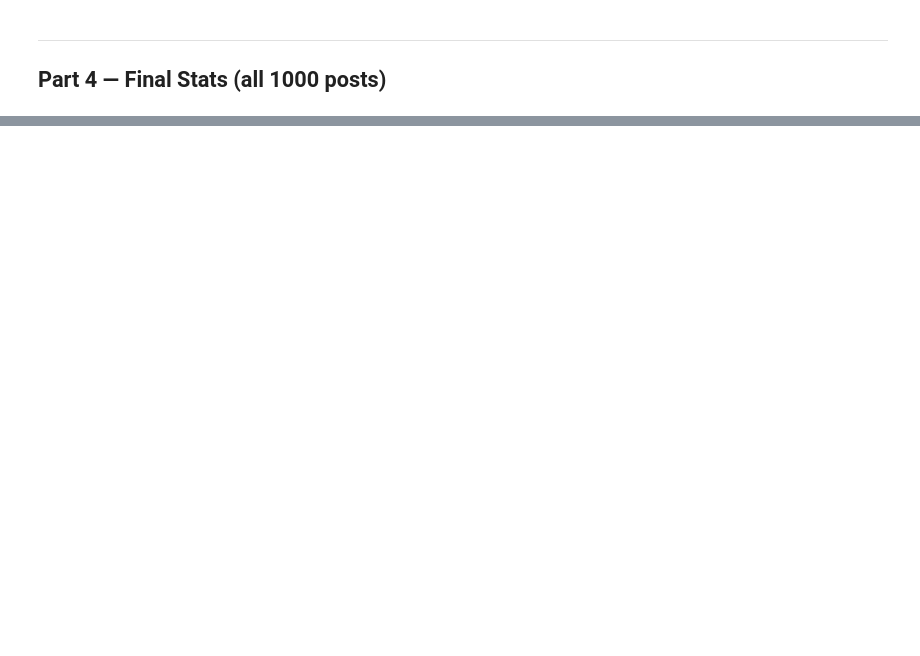
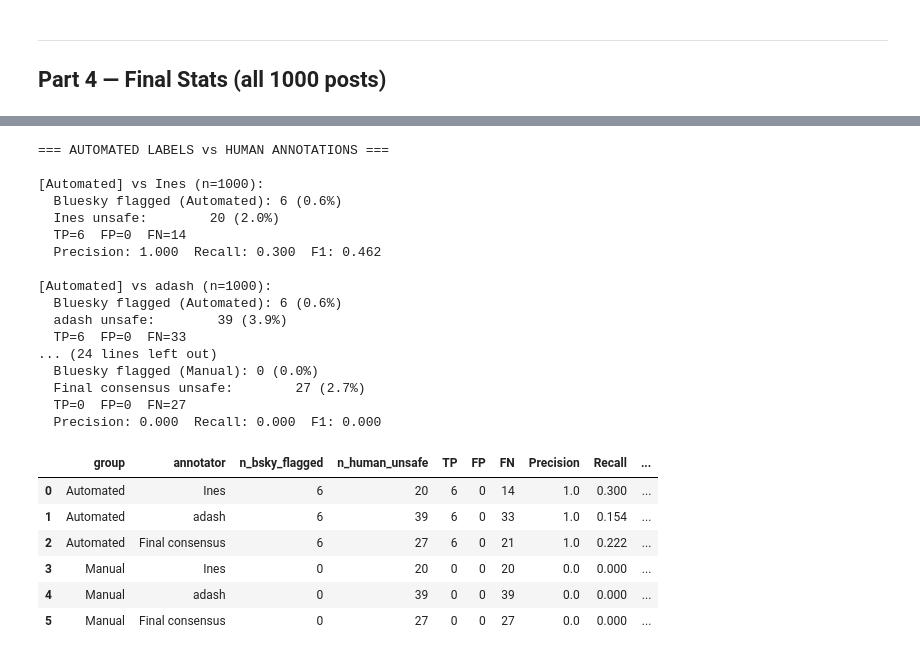
Before and after one commit to Ines-Abdelaziz/feedback-bluesky, a Jupyter notebook: firehose_analysis.ipynb, the cells around one changed output, grey strips where cells are left out. Saved outputs shown, nothing was run; the diff lists cells and outputs as text; code cells hidden in the pictures; blank space fills up the shorter version.

```diff
--- a/firehose_analysis.ipynb
+++ b/firehose_analysis.ipynb
@@ -393,0 +600,77 @@ final_df.head()
+# %%
+AUTOMATED_LABELS = {'porn', 'sexual', 'nudity', 'self-harm', 'graphic-media'}
+MANUAL_LABELS    = {'threat', 'intolerant', 'rude'}
+
+def bsky_stats_by_group(common_list, label_map, group_labels, group_name, annotator_name='Final'):
+    if not fh_posts:
+        print("Posts file not loaded")
+        return None
+
+    y_true = [1 if label_map[p]=='Unsafe' else 0 for p in common_list]
+    # Bluesky predicted = 1 only if it used a label from this group
+    y_pred = [1 if any(l in group_labels
+                       for l in fh_posts.get(p,{}).get('bluesky_labels',[]))
+              else 0
+              for p in common_list]
+
+    tp = sum(1 for t,p in zip(y_true,y_pred) if t==1 and p==1)
+    fp = sum(1 for t,p in zip(y_true,y_pred) if t==0 and p==1)
+    fn = sum(1 for t,p in zip(y_true,y_pred) if t==1 and p==0)
+    tn = sum(1 for t,p in zip(y_true,y_pred) if t==0 and p==0)
+
+    prec   = tp/(tp+fp) if (tp+fp)>0 else 0
+    recall = tp/(tp+fn) if (tp+fn)>0 else 0
+    f1     = 2*prec*recall/(prec+recall) if (prec+recall)>0 else 0
+
+    n_bsky        = sum(y_pred)
+    n_human_unsafe= sum(y_true)
+
+    print(f"[{group_name}] vs {annotator_name} (n={len(common_list)}):")
+    print(f"  Bluesky flagged ({group_name}): {n_bsky} ({100*n_bsky/len(y_pred):.1f}%)")
+    print(f"  {annotator_name} unsafe:        {n_human_unsafe} ({100*n_human_unsafe/len(y_true):.1f}%)")
+    print(f"  TP={tp}  FP={fp}  FN={fn}")
+    print(f"  Precision: {prec:.3f}  Recall: {recall:.3f}  F1: {f1:.3f}\n")
+
+    return {'group':group_name, 'annotator':annotator_name,
+            'n_bsky_flagged':n_bsky, 'n_human_unsafe':n_human_unsafe,
+            'TP':tp,'FP':fp,'FN':fn,
+            'Precision':round(prec,3),'Recall':round(recall,3),'F1':round(f1,3)}
+
+print("=== AUTOMATED LABELS vs HUMAN ANNOTATIONS ===\n")
+rows = []
+for name, lu in [('Ines',lu_ines),('adash',lu_adash),('Final consensus',final_map)]:
+    r = bsky_stats_by_group(common, lu, AUTOMATED_LABELS, 'Automated', name)
+    if r: rows.append(r)
+
+print("\n=== MANUAL LABELS vs HUMAN ANNOTATIONS ===\n")
+for name, lu in [('Ines',lu_ines),('adash',lu_adash),('Final consensus',final_map)]:
+    r = bsky_stats_by_group(common, lu, MANUAL_LABELS, 'Manual', name)
+    if r: rows.append(r)
+
+summary_df = pd.DataFrame(rows)
+summary_df
+# %% [output]
+=== AUTOMATED LABELS vs HUMAN ANNOTATIONS ===
+
+[Automated] vs Ines (n=1000):
+  Bluesky flagged (Automated): 6 (0.6%)
+  Ines unsafe:        20 (2.0%)
+  TP=6  FP=0  FN=14
+  Precision: 1.000  Recall: 0.300  F1: 0.462
+
+[Automated] vs adash (n=1000):
+  Bluesky flagged (Automated): 6 (0.6%)
+  adash unsafe:        39 (3.9%)
+  TP=6  FP=0  FN=33
+... (24 lines left out)
+  Bluesky flagged (Manual): 0 (0.0%)
+  Final consensus unsafe:        27 (2.7%)
+  TP=0  FP=0  FN=27
+  Precision: 0.000  Recall: 0.000  F1: 0.000
+|  | group | annotator | n_bsky_flagged | n_human_unsafe | TP | FP | FN | Precision | Recall | ... |
+| 0 | Automated | Ines | 6 | 20 | 6 | 0 | 14 | 1.0 | 0.300 | ... |
+| 1 | Automated | adash | 6 | 39 | 6 | 0 | 33 | 1.0 | 0.154 | ... |
+| 2 | Automated | Final consensus | 6 | 27 | 6 | 0 | 21 | 1.0 | 0.222 | ... |
+| 3 | Manual | Ines | 0 | 20 | 0 | 0 | 20 | 0.0 | 0.000 | ... |
+| 4 | Manual | adash | 0 | 39 | 0 | 0 | 39 | 0.0 | 0.000 | ... |
+| 5 | Manual | Final consensus | 0 | 27 | 0 | 0 | 27 | 0.0 | 0.000 | ... |
```
Also changed, not shown: parts of 28 cells of this notebook, 48 other files.
